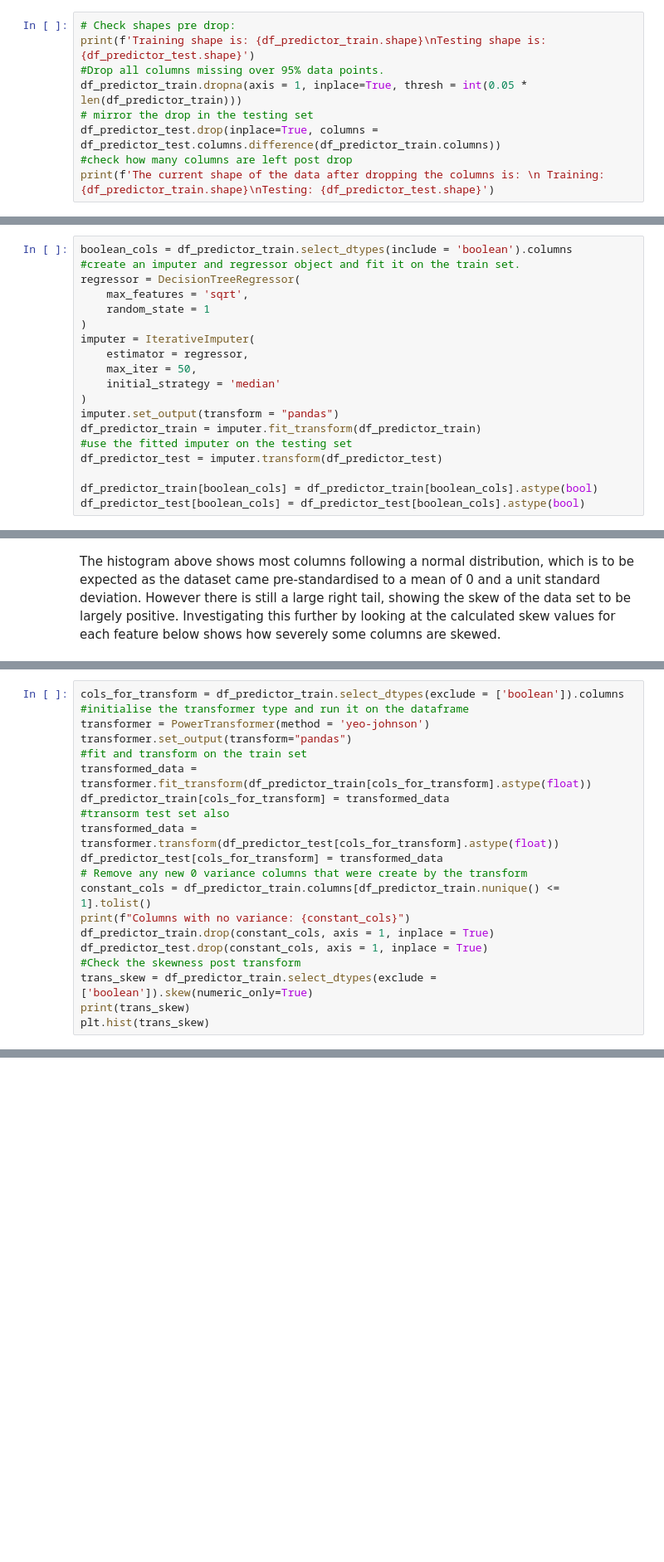
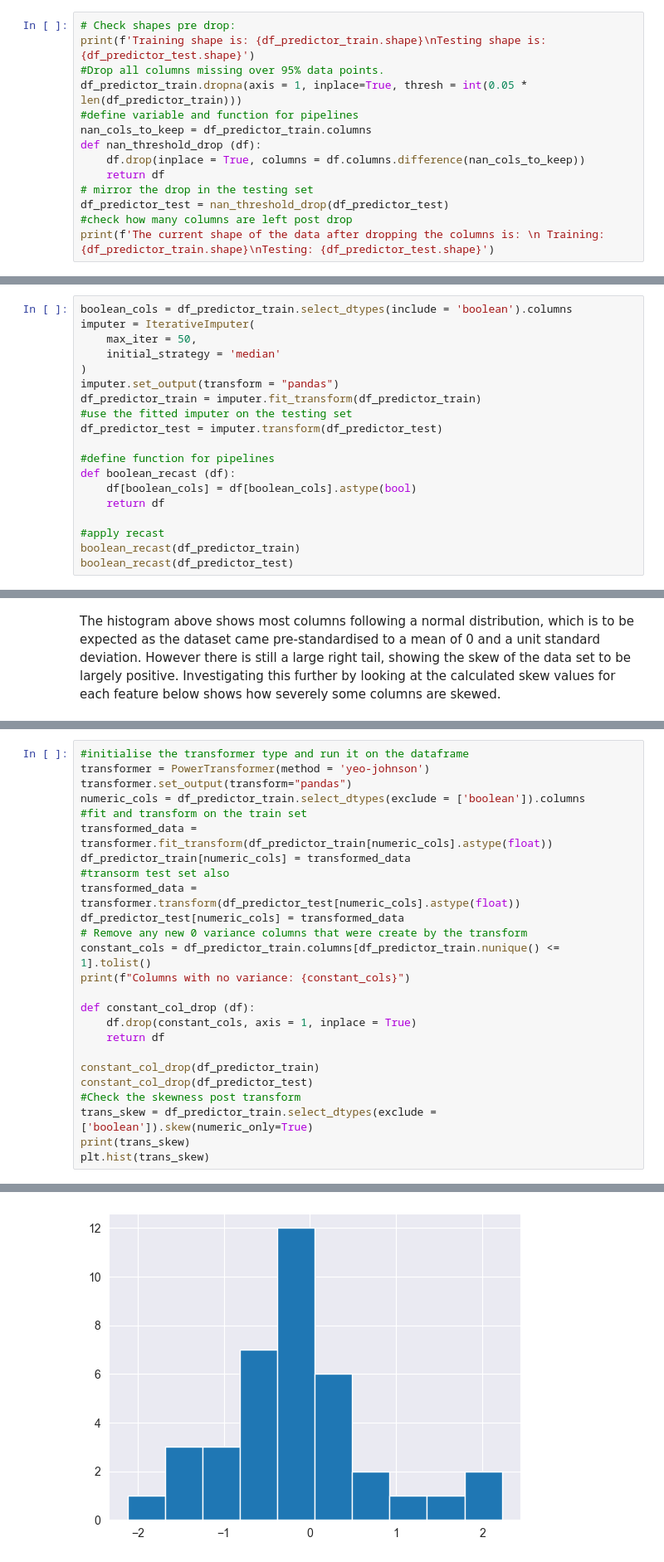
Before and after one commit to TheCherubQueen/DC3DMN, a Jupyter notebook: cw/DC3DMN_Report.ipynb, the cells around one changed output, grey strips where cells are left out. Shown at 83% size. Drawn from its saved outputs; the diff is of its cells as text; blank space fills up the shorter version.

```diff
--- a/cw/DC3DMN_Report.ipynb
+++ b/cw/DC3DMN_Report.ipynb
@@ -310,7 +411,12 @@ Firstly as identified in the EDA there is an issue of missing data points that a
 print(f'Training shape is: {df_predictor_train.shape}\nTesting shape is: {df_predictor_test.shape}')
 #Drop all columns missing over 95% data points.
 df_predictor_train.dropna(axis = 1, inplace=True, thresh = int(0.05 * len(df_predictor_train)))
+#define variable and function for pipelines
+nan_cols_to_keep = df_predictor_train.columns
+def nan_threshold_drop (df):
+    df.drop(inplace = True, columns = df.columns.difference(nan_cols_to_keep))
+    return df
 # mirror the drop in the testing set
-df_predictor_test.drop(inplace=True, columns = df_predictor_test.columns.difference(df_predictor_train.columns))
+df_predictor_test = nan_threshold_drop(df_predictor_test)
 #check how many columns are left post drop
 print(f'The current shape of the data after dropping the columns is: \n Training: {df_predictor_train.shape}\nTesting: {df_predictor_test.shape}')
@@ -319,12 +431,6 @@ The next step is to handle the rest of the NaN values via imputation. This is an
 # %%
 boolean_cols = df_predictor_train.select_dtypes(include = 'boolean').columns
-#create an imputer and regressor object and fit it on the train set.
-regressor = DecisionTreeRegressor(
-    max_features = 'sqrt',
-    random_state = 1
-)
 imputer = IterativeImputer(
-    estimator = regressor,
     max_iter = 50,
     initial_strategy = 'median'
 )
@@ -333,5 +439,11 @@ df_predictor_train = imputer.fit_transform(df_predictor_train)
 #use the fitted imputer on the testing set
 df_predictor_test = imputer.transform(df_predictor_test)
 
-df_predictor_train[boolean_cols] = df_predictor_train[boolean_cols].astype(bool)
-df_predictor_test[boolean_cols] = df_predictor_test[boolean_cols].astype(bool)
+#define function for pipelines
+def boolean_recast (df):
+    df[boolean_cols] = df[boolean_cols].astype(bool)
+    return df
+
+#apply recast
+boolean_recast(df_predictor_train)
+boolean_recast(df_predictor_test)
@@ -366,22 +533,28 @@ Properties of a Yeo-Johnson Transform *(from Geeks For Geeks. 2025)*
 * Parameter Optimization: The optimal 𝜆 can be estimated from data using maximum likelihood or other methods.
 * Normalizing Effect: Helps in transforming skewed data into approximately Gaussian distributions.
 # %%
-cols_for_transform = df_predictor_train.select_dtypes(exclude = ['boolean']).columns
 #initialise the transformer type and run it on the dataframe
 transformer = PowerTransformer(method = 'yeo-johnson')
 transformer.set_output(transform="pandas")
+numeric_cols = df_predictor_train.select_dtypes(exclude = ['boolean']).columns
 #fit and transform on the train set
-transformed_data = transformer.fit_transform(df_predictor_train[cols_for_transform].astype(float))
-df_predictor_train[cols_for_transform] = transformed_data
+transformed_data = transformer.fit_transform(df_predictor_train[numeric_cols].astype(float))
+df_predictor_train[numeric_cols] = transformed_data
 #transorm test set also
-transformed_data = transformer.transform(df_predictor_test[cols_for_transform].astype(float))
-df_predictor_test[cols_for_transform] = transformed_data
+transformed_data = transformer.transform(df_predictor_test[numeric_cols].astype(float))
+df_predictor_test[numeric_cols] = transformed_data
 # Remove any new 0 variance columns that were create by the transform
 constant_cols = df_predictor_train.columns[df_predictor_train.nunique() <= 1].tolist()
 print(f"Columns with no variance: {constant_cols}")
-df_predictor_train.drop(constant_cols, axis = 1, inplace = True)
-df_predictor_test.drop(constant_cols, axis = 1, inplace = True)
+
+def constant_col_drop (df):
+    df.drop(constant_cols, axis = 1, inplace = True)
+    return df
+
+constant_col_drop(df_predictor_train)
+constant_col_drop(df_predictor_test)
 #Check the skewness post transform
 trans_skew = df_predictor_train.select_dtypes(exclude = ['boolean']).skew(numeric_only=True)
 print(trans_skew)
 plt.hist(trans_skew)
+# %% [output]
@@ -388,3 +583,4 @@ plt.hist(trans_skew)
+[figure, added]
 # %% [markdown]
 The resulting non-boolean columns have now been transformed to have a skew that ranges from approximately -0.2 to 0.5 rather than from -1 to 6. This should effectively handle the issues identified during EDA with extreme outliers as well as bring the data closer to a normal distribution, which is preferred for machine learning algorithms. This can be checked by replotting the histogram. The new histogram shows a much tighter grouping and closer to normal distribution, but there are large spikes still present.
 # %%
```
Also changed, not shown: parts of 37 cells of this notebook.
